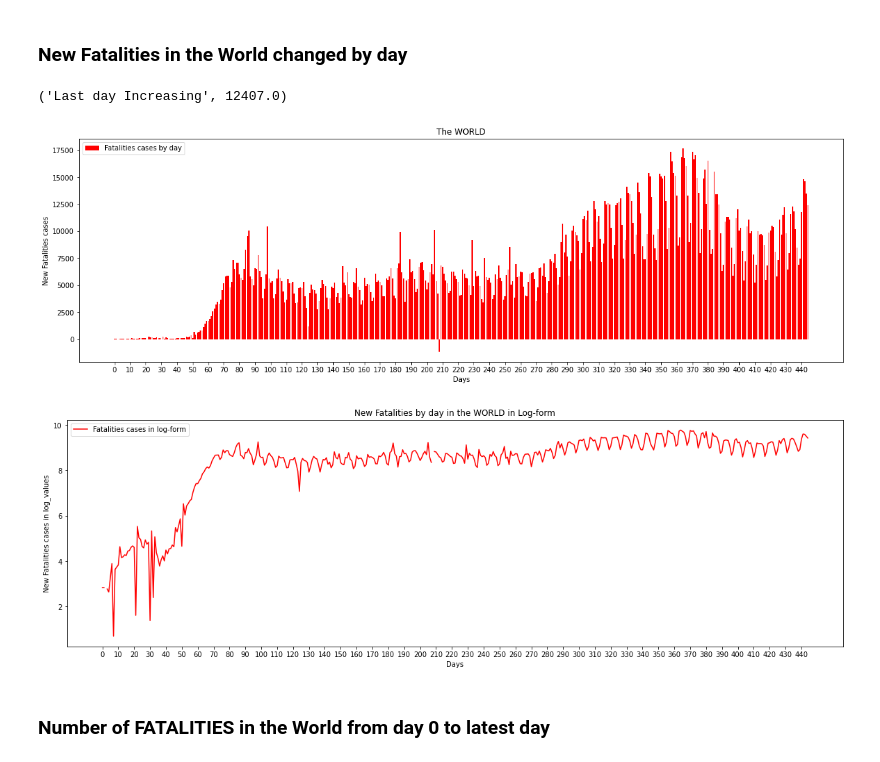
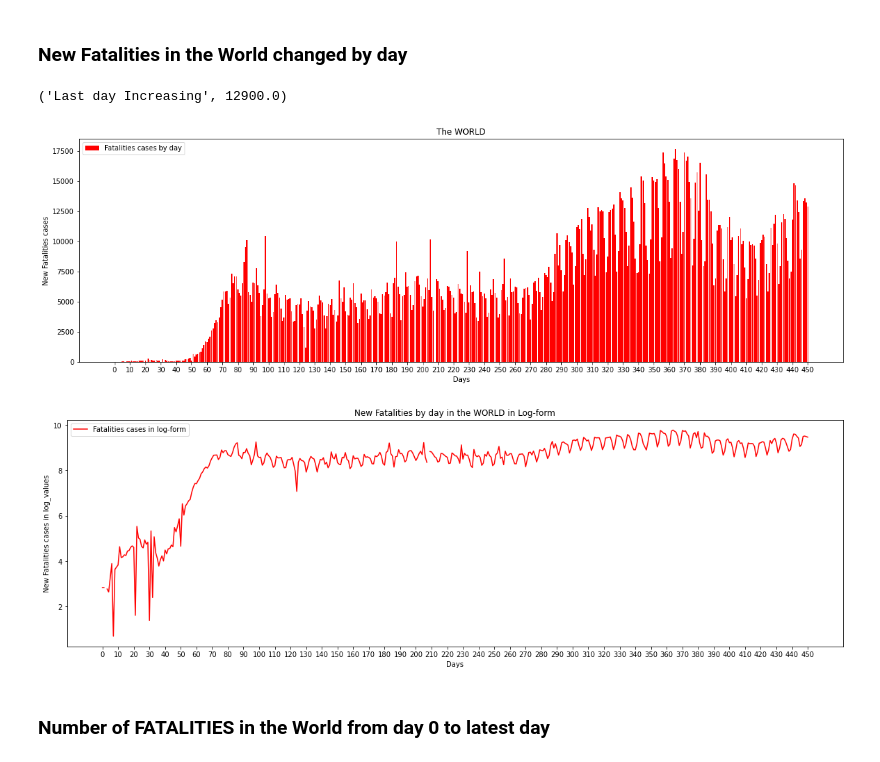
Before and after one commit to lphan/ML-Practices, a Jupyter notebook: 18_Covid-19/18_Covid-19_fatalities.ipynb, the cells around one changed output. Drawn from its saved outputs; the diff is of its cells as text; code cells hidden in the pictures.

```diff
--- a/18_Covid-19/18_Covid-19_fatalities.ipynb
+++ b/18_Covid-19/18_Covid-19_fatalities.ipynb
@@ -54,28 +70,26 @@ Number of countries has fatalities cases at the last day: 183 in ['Afghanistan'
 # %%
 plt.figure(1)
 plt.xticks(np.arange(0, max(x_dat)+1, 10))
 plt.bar(x_dat, newFatalitiesByDay, color='red', label='Fatalities cases by day')
 plt.xlabel('Days')
 plt.ylabel('New Fatalities cases')
 plt.title("The WORLD")
 plt.legend(loc="upper left")
 
-# Mitigate the negative values by converting all negative values to 0
-countriesdf.mask(countriesdf<0, 0, inplace=True)
 plt.figure(2)
 plt.xticks(np.arange(0, max(x_dat)+1, 10))
 plt.plot(x_dat, np.log(newFatalitiesByDay), color='red', label='Fatalities cases in log-form')
 plt.xlabel('Days')
 plt.ylabel('New Fatalities cases in log_values')
 plt.title("New Fatalities by day in the WORLD in Log-form")
 plt.legend(loc="upper left")
 
 ('Last day Increasing', totalfatalities_by_day[-1]-totalfatalities_by_day[-2])
 # Note: there is bias-error in data at day 208
 # %% [output]
-('Last day Increasing', 12407.0)
+('Last day Increasing', 12900.0)
-[figure, old version]
+[figure, new version]
-[figure, old version]
+[figure, new version]
 # %% [markdown]
 ### Number of FATALITIES in the World from day 0 to latest day
 # %%
```
Also changed, not shown: parts of 7 cells of this notebook, 19 other files.
